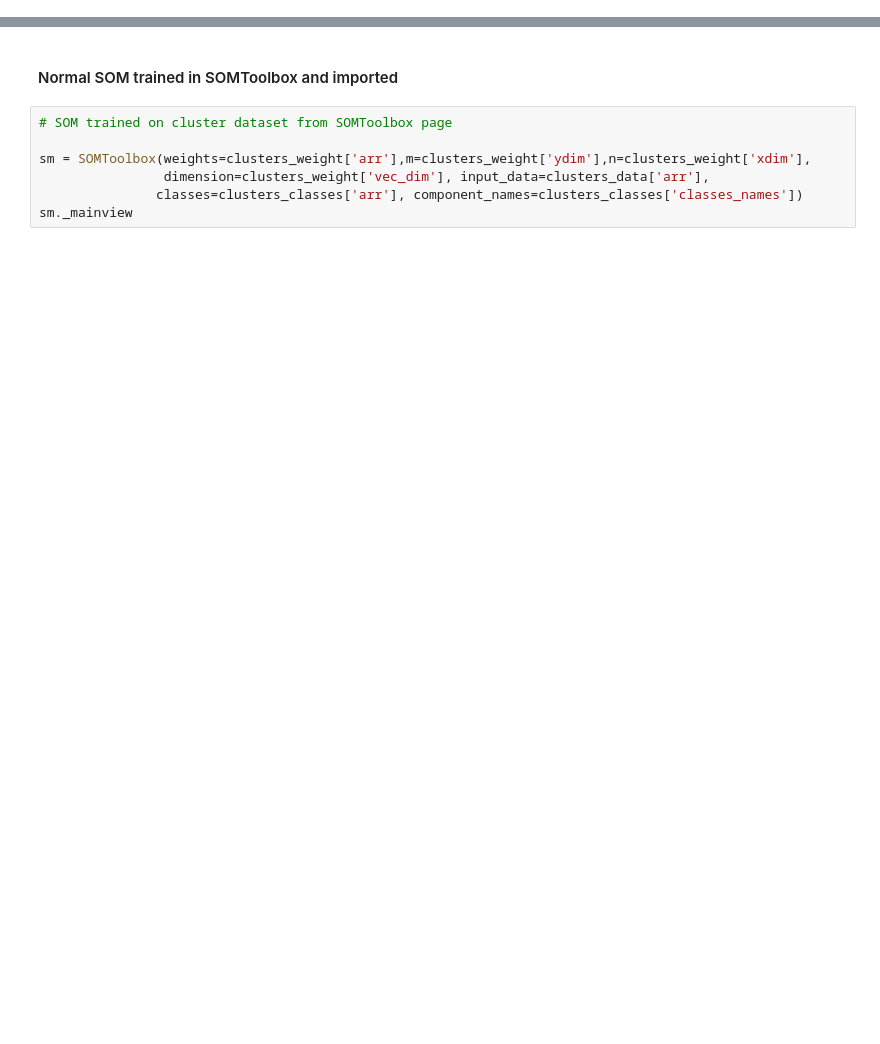
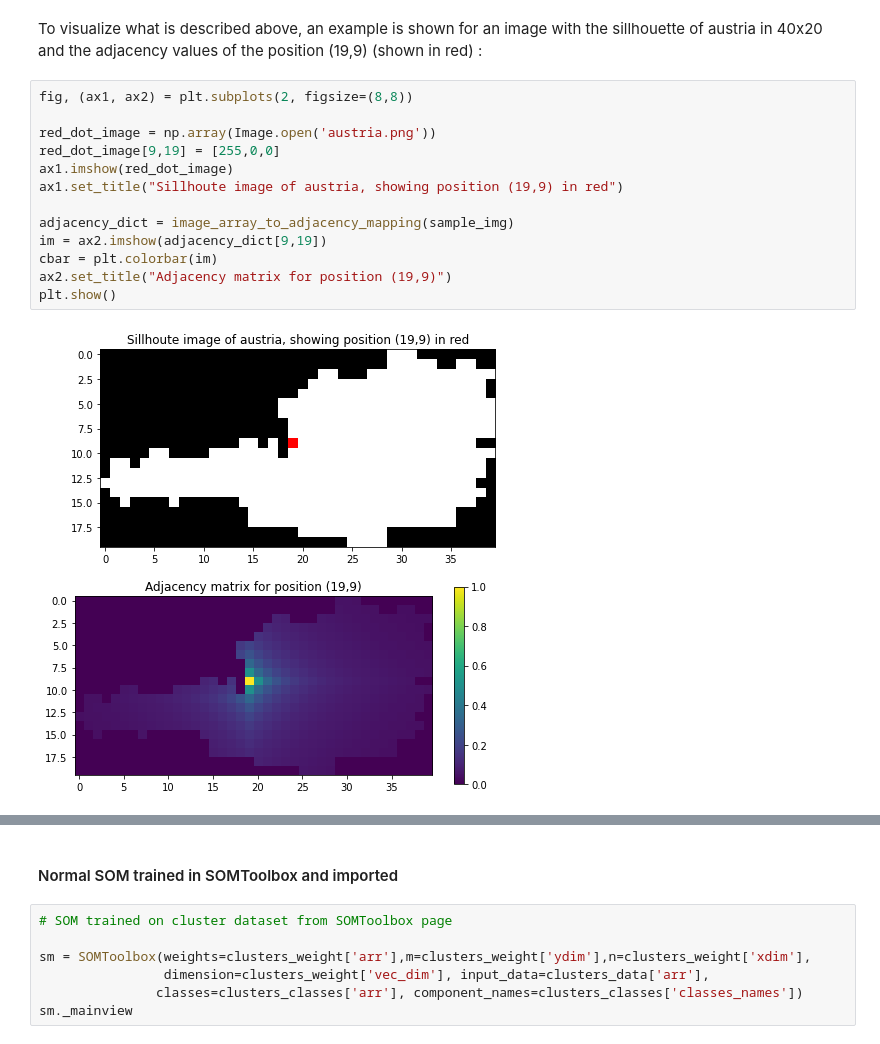
Before and after one commit to GitianOberhuber/Selforganizing_Systems_Ex3_TU_Vienna_2022, a Jupyter notebook: SOM_analysis_report.ipynb, the cells around one changed output, grey strips where cells are left out. Drawn from its saved outputs; the diff is of its cells as text; blank space fills up the shorter version.

```diff
--- a/SOM_analysis_report.ipynb
+++ b/SOM_analysis_report.ipynb
@@ -73,0 +91,17 @@ def image_array_to_adjacency_mapping(img_np):
+# %% [markdown]
+To visualize what is described above, an example is shown for an image with the sillhouette of austria in 40x20 and the adjacency values of the position (19,9) (shown in red) :
+# %%
+fig, (ax1, ax2) = plt.subplots(2, figsize=(8,8))
+
+red_dot_image = np.array(Image.open('austria.png'))
+red_dot_image[9,19] = [255,0,0]
+ax1.imshow(red_dot_image)
+ax1.set_title("Sillhoute image of austria, showing position (19,9) in red")
+
+adjacency_dict = image_array_to_adjacency_mapping(sample_img)
+im = ax2.imshow(adjacency_dict[9,19])
+cbar = plt.colorbar(im)
+ax2.set_title("Adjacency matrix for position (19,9)")
+plt.show()
+# %% [output]
+[figure, added]
```
Also changed, not shown: parts of 21 cells of this notebook, 2 other files.
